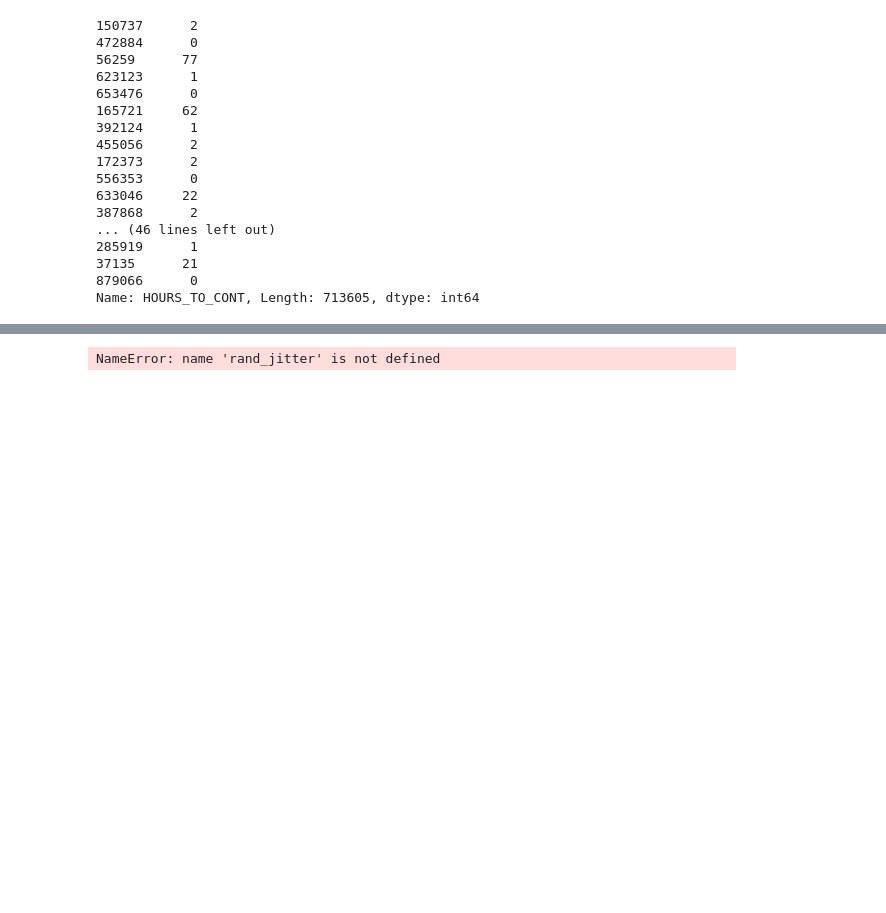
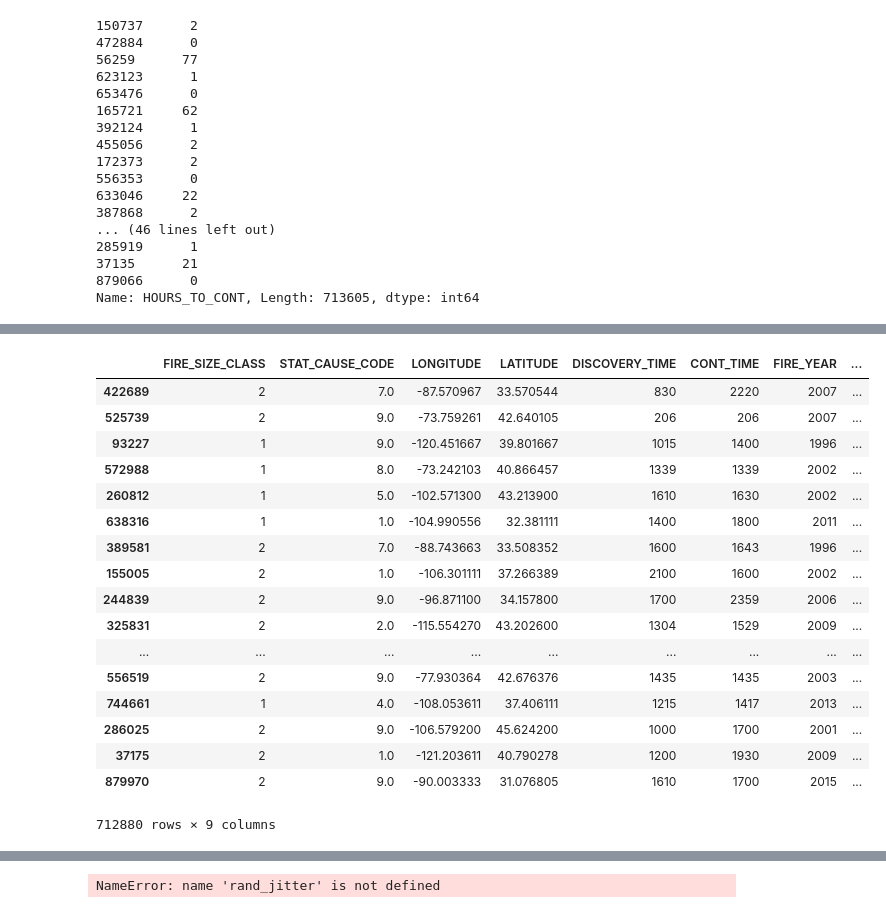
Before and after one commit to li-mc/wildfire_data, a Jupyter notebook: analysis_using_starting_features.ipynb, the cells around one changed output, grey strips where cells are left out. Saved outputs shown, nothing was run; the diff lists cells and outputs as text; code cells hidden in the pictures; blank space fills up the shorter version.

```diff
--- a/analysis_using_starting_features.ipynb
+++ b/analysis_using_starting_features.ipynb
@@ -134,0 +161,21 @@ plt.xticks(np.arange(1,13), calendar.month_name[1:13], rotation=90)
+# %%
+X1_train
+# %% [output]
+|  | FIRE_SIZE_CLASS | STAT_CAUSE_CODE | LONGITUDE | LATITUDE | DISCOVERY_TIME | CONT_TIME | FIRE_YEAR | ... |
+| 422689 | 2 | 7.0 | -87.570967 | 33.570544 | 830 | 2220 | 2007 | ... |
+| 525739 | 2 | 9.0 | -73.759261 | 42.640105 | 206 | 206 | 2007 | ... |
+| 93227 | 1 | 9.0 | -120.451667 | 39.801667 | 1015 | 1400 | 1996 | ... |
+| 572988 | 1 | 8.0 | -73.242103 | 40.866457 | 1339 | 1339 | 2002 | ... |
+| 260812 | 1 | 5.0 | -102.571300 | 43.213900 | 1610 | 1630 | 2002 | ... |
+| 638316 | 1 | 1.0 | -104.990556 | 32.381111 | 1400 | 1800 | 2011 | ... |
+| 389581 | 2 | 7.0 | -88.743663 | 33.508352 | 1600 | 1643 | 1996 | ... |
+| 155005 | 2 | 1.0 | -106.301111 | 37.266389 | 2100 | 1600 | 2002 | ... |
+| 244839 | 2 | 9.0 | -96.871100 | 34.157800 | 1700 | 2359 | 2006 | ... |
+| 325831 | 2 | 2.0 | -115.554270 | 43.202600 | 1304 | 1529 | 2009 | ... |
+| ... | ... | ... | ... | ... | ... | ... | ... | ... |
+| 556519 | 2 | 9.0 | -77.930364 | 42.676376 | 1435 | 1435 | 2003 | ... |
+| 744661 | 1 | 4.0 | -108.053611 | 37.406111 | 1215 | 1417 | 2013 | ... |
+| 286025 | 2 | 9.0 | -106.579200 | 45.624200 | 1000 | 1700 | 2001 | ... |
+| 37175 | 2 | 1.0 | -121.203611 | 40.790278 | 1200 | 1930 | 2009 | ... |
+| 879970 | 2 | 9.0 | -90.003333 | 31.076805 | 1610 | 1700 | 2015 | ... |
+712880 rows × 9 columns
```
Also changed, not shown: parts of 5 cells of this notebook, 6 other files.
